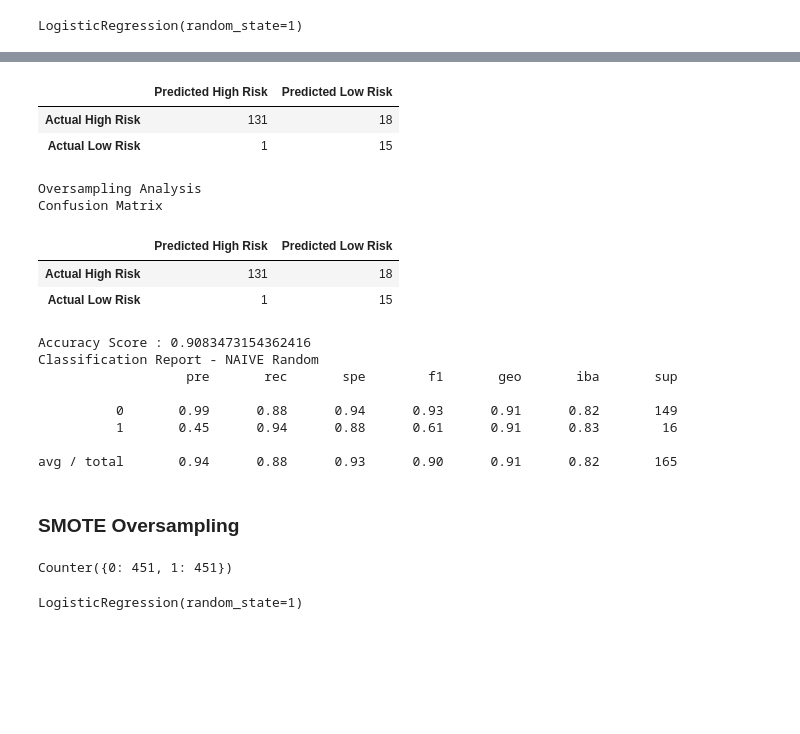
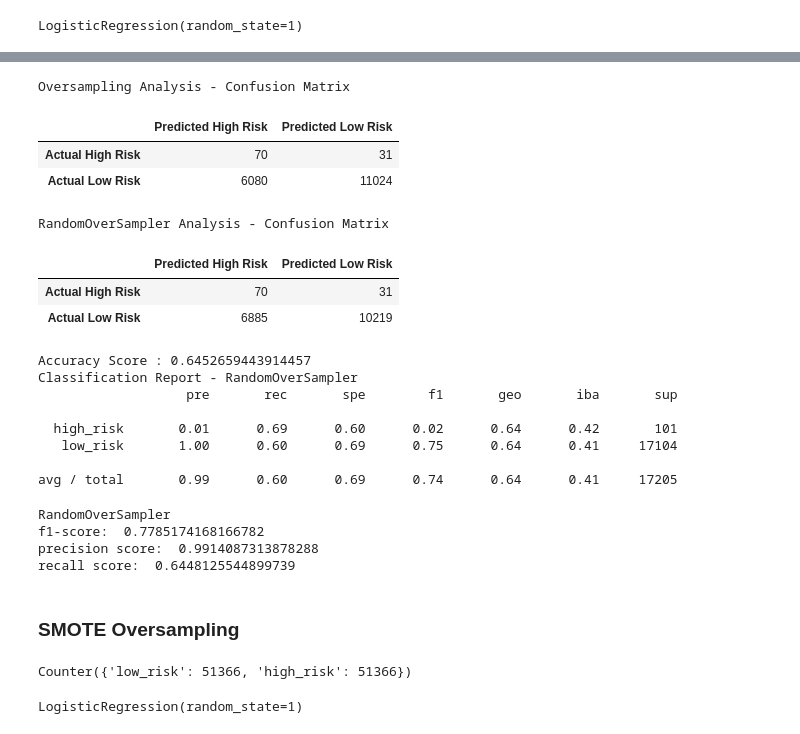
Before and after one commit to achoav/Credit_Risk_Analysis, a Jupyter notebook: credit_risk_resampling_starter_code.ipynb, the cells around one changed output, grey strips where cells are left out. Cells and saved outputs as stored; diff of their text form; code cells hidden in the pictures; blank space fills up the shorter version.

```diff
--- a/credit_risk_resampling_starter_code.ipynb
+++ b/credit_risk_resampling_starter_code.ipynb
@@ -167,7 +170,3 @@ Name: loan_status, dtype: int64
 import matplotlib.pyplot as plt
 from sklearn.datasets import make_blobs
 from collections import Counter
-# %%
-X, y = make_blobs(n_samples=[600, 60], random_state=1, cluster_std=5)
-plt.scatter(X[:, 0], X[:, 1], c=y)
-plt.show()
@@ -219,8 +228,8 @@ Counter({0: 451, 1: 451})
 # Train the Logistic Regression model using the resampled data
 from sklearn.linear_model import LogisticRegression
 
-model = LogisticRegression(solver='lbfgs', random_state=1)
-model.fit(X_resampled, y_resampled)
+model_log = LogisticRegression(solver='lbfgs', random_state=1)
+model_log.fit(X_resampled, y_resampled)
 # %% [output]
 LogisticRegression(random_state=1)
 # %%
@@ -232,49 +239,61 @@ plt.show()
 # %%
 # Calculated the balanced accuracy score
 from sklearn.metrics import balanced_accuracy_score
-
-y_pred = model.predict(X_test)
+y_pred = model_log.predict(X_test)
 acc_score = balanced_accuracy_score(y_test, y_pred)
 # %%
 # Display the confusion matrix
 from sklearn.metrics import confusion_matrix
 
 cm = confusion_matrix(y_test, y_pred)
 
 # Create df for confusion matrix
 cm_df = pd.DataFrame(
     cm, index=["Actual High Risk", "Actual Low Risk"], columns=["Predicted High Risk", "Predicted Low Risk"])
 cm_df.to_csv('conf_matrix_Random.csv')
-cm_df
+# Displaying results
+print("Oversampling Analysis - Confusion Matrix")
+display(cm_df)
 # %% [output]
+Oversampling Analysis - Confusion Matrix
 |  | Predicted High Risk | Predicted Low Risk |
-| Actual High Risk | 131 | 18 |
-| Actual Low Risk | 1 | 15 |
+| Actual High Risk | 70 | 31 |
+| Actual Low Risk | 6080 | 11024 |
 # %%
 # Print the imbalanced classification report
 from imblearn.metrics import classification_report_imbalanced
 
 # Displaying results
-print("Oversampling Analysis")
-print("Confusion Matrix")
+print("RandomOverSampler Analysis - Confusion Matrix")
 display(cm_df)
 print(f"Accuracy Score : {acc_score}")
-print("Classification Report - NAIVE Random")
+print("Classification Report - RandomOverSampler")
 print(classification_report_imbalanced(y_test, y_pred))
 # %% [output]
-Oversampling Analysis
-Confusion Matrix
+RandomOverSampler Analysis - Confusion Matrix
 |  | Predicted High Risk | Predicted Low Risk |
-| Actual High Risk | 131 | 18 |
-| Actual Low Risk | 1 | 15 |
+| Actual High Risk | 70 | 31 |
+| Actual Low Risk | 6885 | 10219 |
-Accuracy Score : 0.9083473154362416
-Classification Report - NAIVE Random
+Accuracy Score : 0.6452659443914457
+Classification Report - RandomOverSampler
                    pre       rec       spe        f1       geo       iba       sup
 
-          0       0.99      0.88      0.94      0.93      0.91      0.82       149
-          1       0.45      0.94      0.88      0.61      0.91      0.83        16
+  high_risk       0.01      0.69      0.60      0.02      0.64      0.42       101
+   low_risk       1.00      0.60      0.69      0.75      0.64      0.41     17104
 
-avg / total       0.94      0.88      0.93      0.90      0.91      0.82       165
+avg / total       0.99      0.60      0.69      0.74      0.64      0.41     17205
+# %%
+# Print the imbalanced classification report
+from sklearn.metrics import accuracy_score, f1_score, precision_score, recall_score, classification_report, confusion_matrix
+print('RandomOverSampler')
+print('f1-score: ',f1_score(y_test, y_pred, average='weighted'))
+print('precision score: ',precision_score(y_test, y_pred, average="weighted"))
+print('recall score: ',recall_score(y_test, y_pred, average="weighted"))
+# %% [output]
+RandomOverSampler
+f1-score:  0.7785174168166782
+precision score:  0.9914087313878288
+recall score:  0.6448125544899739
 # %% [markdown]
 ### SMOTE Oversampling
 # %%
@@ -285,6 +304,6 @@ X_resampled, y_resampled = SMOTE(random_state=1, sampling_strategy='auto').fit_r
 )
 Counter(y_resampled)
 # %% [output]
-Counter({0: 451, 1: 451})
+Counter({'low_risk': 51366, 'high_risk': 51366})
 # %%
 # Train the Logistic Regression model using the resampled data
```
Also changed, not shown: parts of 26 cells of this notebook, 14 other files.
